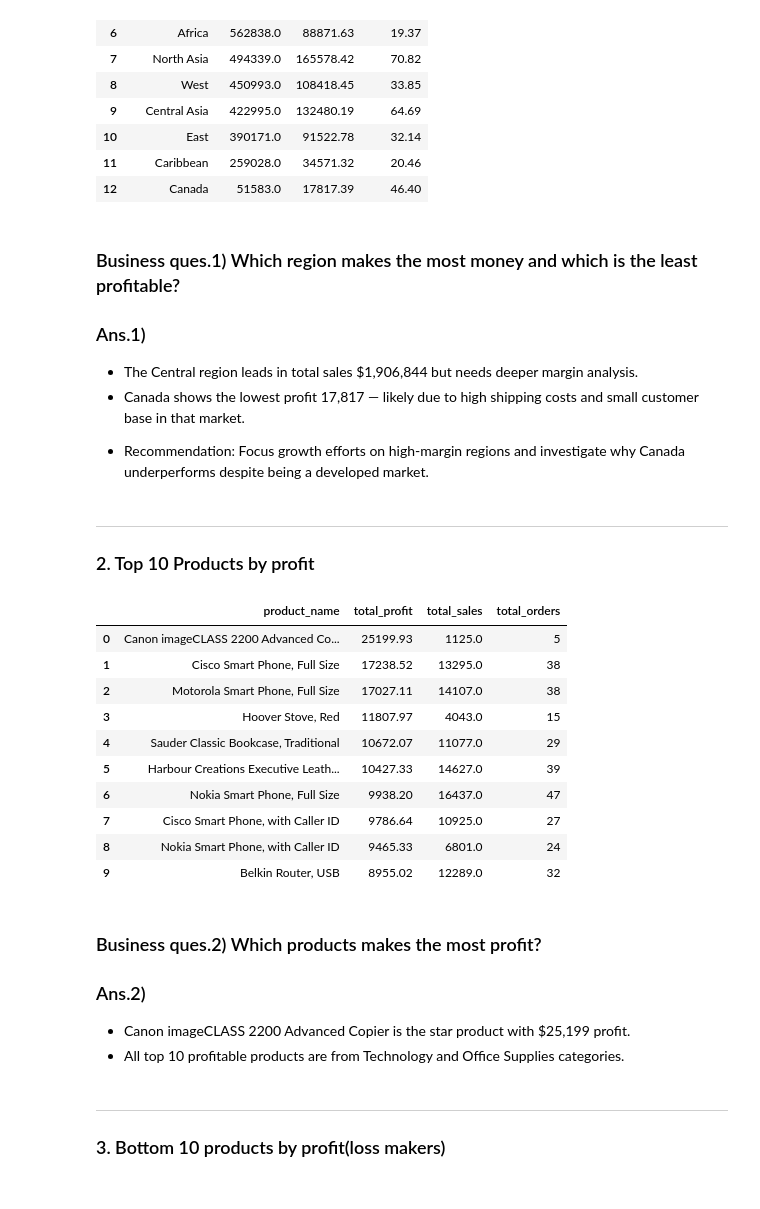
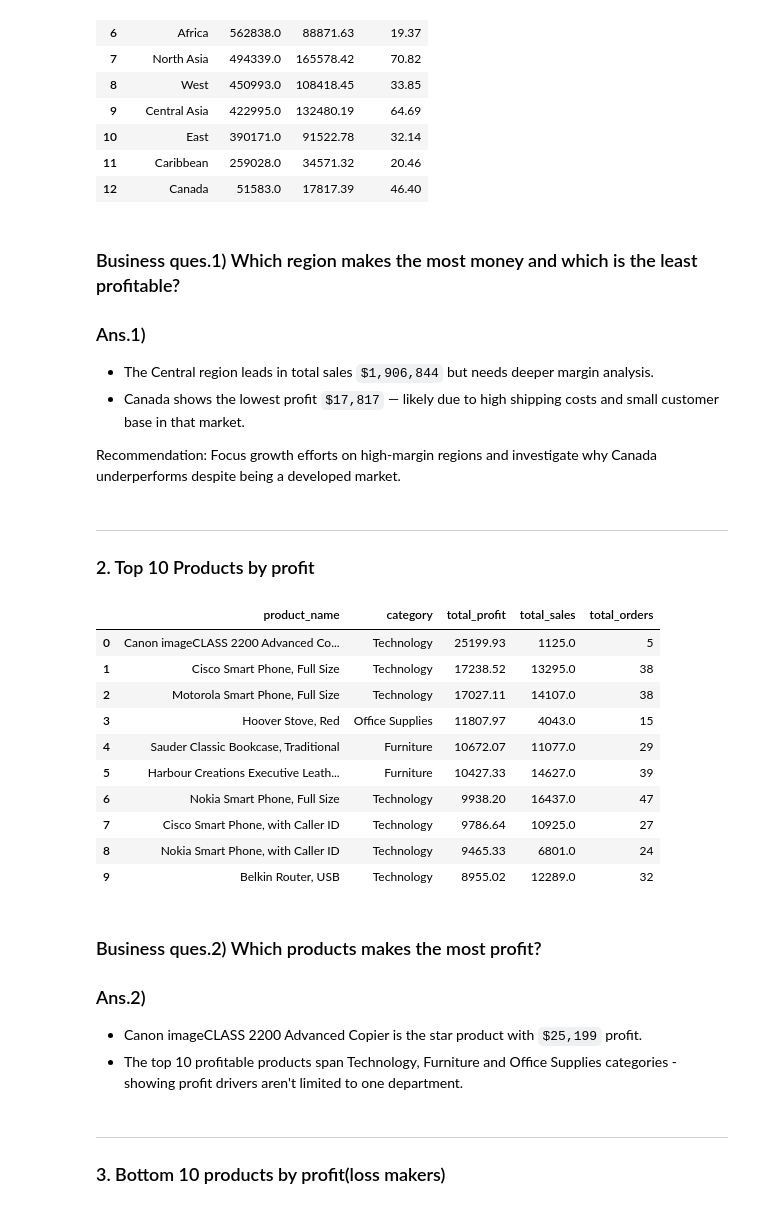
Before and after one commit to kushagr-a522/SuperStore_EDA, a Jupyter notebook: Superstore_sales_analysis.ipynb, the cells around one changed output. Drawn from its saved outputs; the diff is of its cells as text; code cells hidden in the pictures.

```diff
--- a/Superstore_sales_analysis.ipynb
+++ b/Superstore_sales_analysis.ipynb
@@ -299,42 +299,43 @@ result1
 # %% [markdown]
 ### Business ques.1) Which region makes the most money and which is the least profitable?
 ### Ans.1)
-- The Central region leads in total sales $1,906,844 but needs deeper margin analysis.
-- Canada shows the lowest profit 17,817 — likely due to high shipping costs and small customer base in that market.
-* Recommendation: Focus growth efforts on high-margin regions and investigate why Canada underperforms despite being a developed market.
+- The Central region leads in total sales `$1,906,844` but needs deeper margin analysis.
+- Canada shows the lowest profit `$17,817` — likely due to high shipping costs and small customer base in that market.
+
+Recommendation: Focus growth efforts on high-margin regions and investigate why Canada underperforms despite being a developed market.
 # %% [markdown]
 --------------------------------------------------------------------
 ### 2. Top 10 Products by profit
 # %%
 query2 = """
-SELECT product_name,
+SELECT product_name, category,
        ROUND(SUM(profit), 2) AS total_profit,
        ROUND(SUM(sales), 2) AS total_sales,
        COUNT(order_id) AS total_orders
 FROM sales
 GROUP BY product_name
 ORDER BY total_profit DESC
 LIMIT 10;
 """
 result2 = pd.read_sql(query2, conn)
 result2
 # %% [output]
-|  | product_name | total_profit | total_sales | total_orders |
-| 0 | Canon imageCLASS 2200 Advanced Co... | 25199.93 | 1125.0 | 5 |
-| 1 | Cisco Smart Phone, Full Size | 17238.52 | 13295.0 | 38 |
-| 2 | Motorola Smart Phone, Full Size | 17027.11 | 14107.0 | 38 |
-| 3 | Hoover Stove, Red | 11807.97 | 4043.0 | 15 |
-| 4 | Sauder Classic Bookcase, Traditional | 10672.07 | 11077.0 | 29 |
-| 5 | Harbour Creations Executive Leath... | 10427.33 | 14627.0 | 39 |
-| 6 | Nokia Smart Phone, Full Size | 9938.20 | 16437.0 | 47 |
-| 7 | Cisco Smart Phone, with Caller ID | 9786.64 | 10925.0 | 27 |
-| 8 | Nokia Smart Phone, with Caller ID | 9465.33 | 6801.0 | 24 |
-| 9 | Belkin Router, USB | 8955.02 | 12289.0 | 32 |
+|  | product_name | category | total_profit | total_sales | total_orders |
+| 0 | Canon imageCLASS 2200 Advanced Co... | Technology | 25199.93 | 1125.0 | 5 |
+| 1 | Cisco Smart Phone, Full Size | Technology | 17238.52 | 13295.0 | 38 |
+| 2 | Motorola Smart Phone, Full Size | Technology | 17027.11 | 14107.0 | 38 |
+| 3 | Hoover Stove, Red | Office Supplies | 11807.97 | 4043.0 | 15 |
+| 4 | Sauder Classic Bookcase, Traditional | Furniture | 10672.07 | 11077.0 | 29 |
+| 5 | Harbour Creations Executive Leath... | Furniture | 10427.33 | 14627.0 | 39 |
+| 6 | Nokia Smart Phone, Full Size | Technology | 9938.20 | 16437.0 | 47 |
+| 7 | Cisco Smart Phone, with Caller ID | Technology | 9786.64 | 10925.0 | 27 |
+| 8 | Nokia Smart Phone, with Caller ID | Technology | 9465.33 | 6801.0 | 24 |
+| 9 | Belkin Router, USB | Technology | 8955.02 | 12289.0 | 32 |
 # %% [markdown]
 ### Business ques.2) Which products makes the most profit?
 ### Ans.2)
-- Canon imageCLASS 2200 Advanced Copier is the star product with $25,199 profit.
-- All top 10 profitable products are from Technology and Office Supplies categories.
+- Canon imageCLASS 2200 Advanced Copier is the star product with `$25,199` profit.
+- The top 10 profitable products span Technology, Furniture and Office Supplies categories - showing profit drivers aren't limited to one department.
 # %% [markdown]
 ---------------------------------------------------------
 ### 3. Bottom 10 products by profit(loss makers)
```
Also changed, not shown: parts of 10 cells of this notebook, 3 other files.
